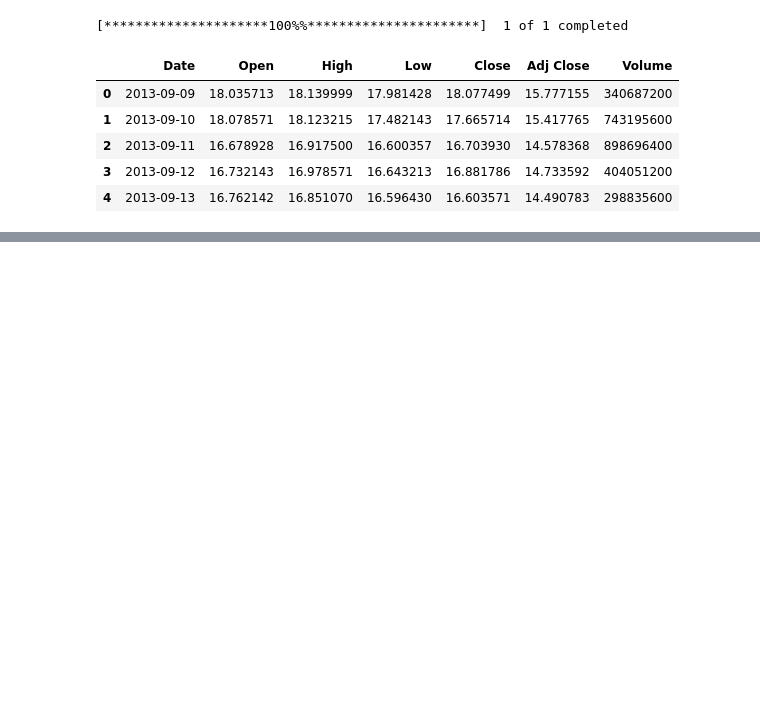
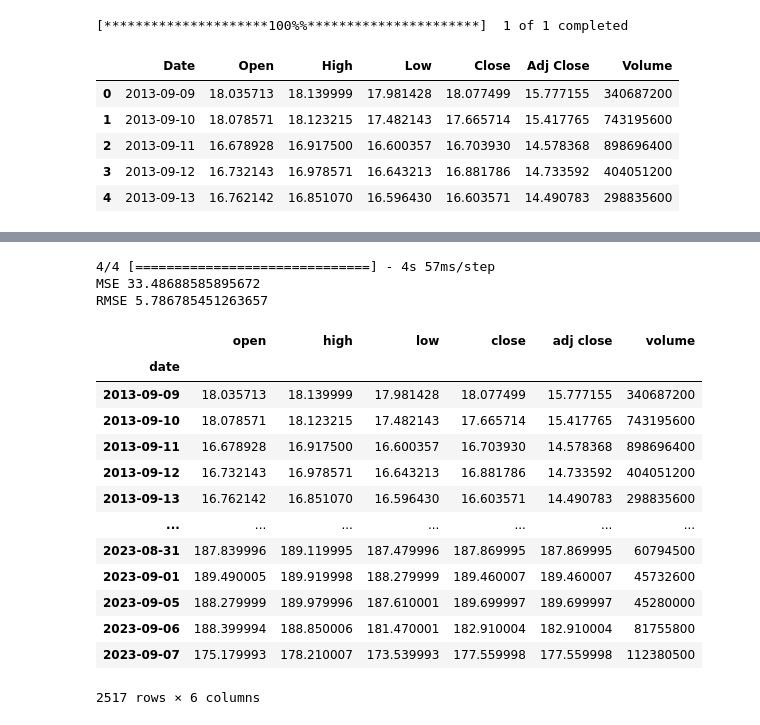
Before and after one commit to thonglamhai/stock-price-prediction, a Jupyter notebook: lstm_tensorflow_keras.ipynb, the cells around one changed output, grey strips where cells are left out. Saved outputs shown, nothing was run; the diff lists cells and outputs as text; code cells hidden in the pictures; blank space fills up the shorter version.

```diff
--- a/lstm_tensorflow_keras.ipynb
+++ b/lstm_tensorflow_keras.ipynb
@@ -205,0 +246,22 @@ df
+# %%
+test_data = scaled_data[training - 60:, :]
+x_test = []
+y_test = dataset[training:, :]
+for i in range(60, len(test_data)):
+    x_test.append(test_data[i-60:i, 0])
+
+x_test = np.array(x_test)
+x_test = np.reshape(x_test, (x_test.shape[0], x_test.shape[1], 1))
+
+# predict the testing data
+predictions = model.predict(x_test)
+predictions = scaler.inverse_transform(predictions)
+
+# evaluation metrics
+mse = np.mean(((predictions - y_test) ** 2))
+print("MSE", mse)
+print("RMSE", np.sqrt(mse))
+# %% [output]
+4/4 [==============================] - 4s 57ms/step
+MSE 33.48688585895672
+RMSE 5.786785451263657
@@ -205,0 +270,17 @@ df
+# %%
+df = df.reset_index()
+# %% [output]
+|  | open | high | low | close | adj close | volume |
+| date |  |  |  |  |  |  |
+| 2013-09-09 | 18.035713 | 18.139999 | 17.981428 | 18.077499 | 15.777155 | 340687200 |
+| 2013-09-10 | 18.078571 | 18.123215 | 17.482143 | 17.665714 | 15.417765 | 743195600 |
+| 2013-09-11 | 16.678928 | 16.917500 | 16.600357 | 16.703930 | 14.578368 | 898696400 |
+| 2013-09-12 | 16.732143 | 16.978571 | 16.643213 | 16.881786 | 14.733592 | 404051200 |
+| 2013-09-13 | 16.762142 | 16.851070 | 16.596430 | 16.603571 | 14.490783 | 298835600 |
+| ... | ... | ... | ... | ... | ... | ... |
+| 2023-08-31 | 187.839996 | 189.119995 | 187.479996 | 187.869995 | 187.869995 | 60794500 |
+| 2023-09-01 | 189.490005 | 189.919998 | 188.279999 | 189.460007 | 189.460007 | 45732600 |
+| 2023-09-05 | 188.279999 | 189.979996 | 187.610001 | 189.699997 | 189.699997 | 45280000 |
+| 2023-09-06 | 188.399994 | 188.850006 | 181.470001 | 182.910004 | 182.910004 | 81755800 |
+| 2023-09-07 | 175.179993 | 178.210007 | 173.539993 | 177.559998 | 177.559998 | 112380500 |
+2517 rows × 6 columns
```
Also changed, not shown: parts of 35 cells of this notebook, 9 other files.
